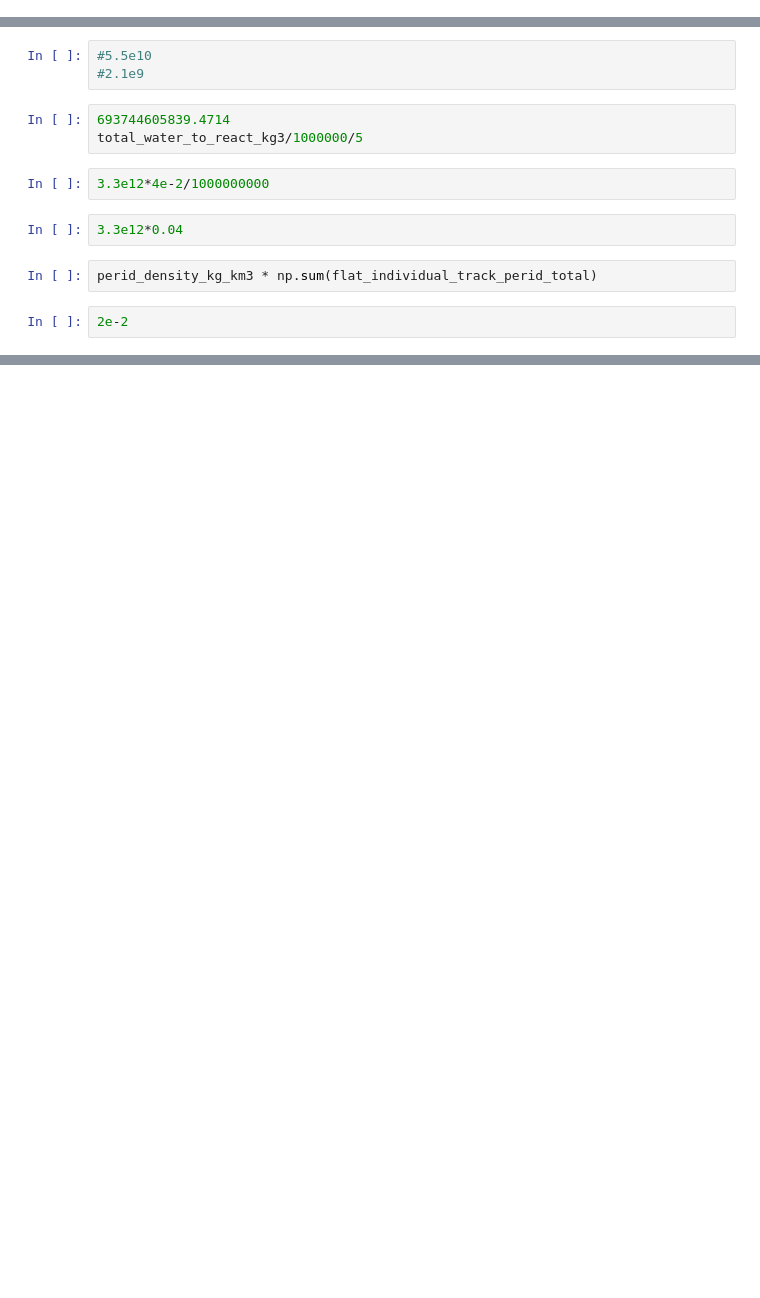
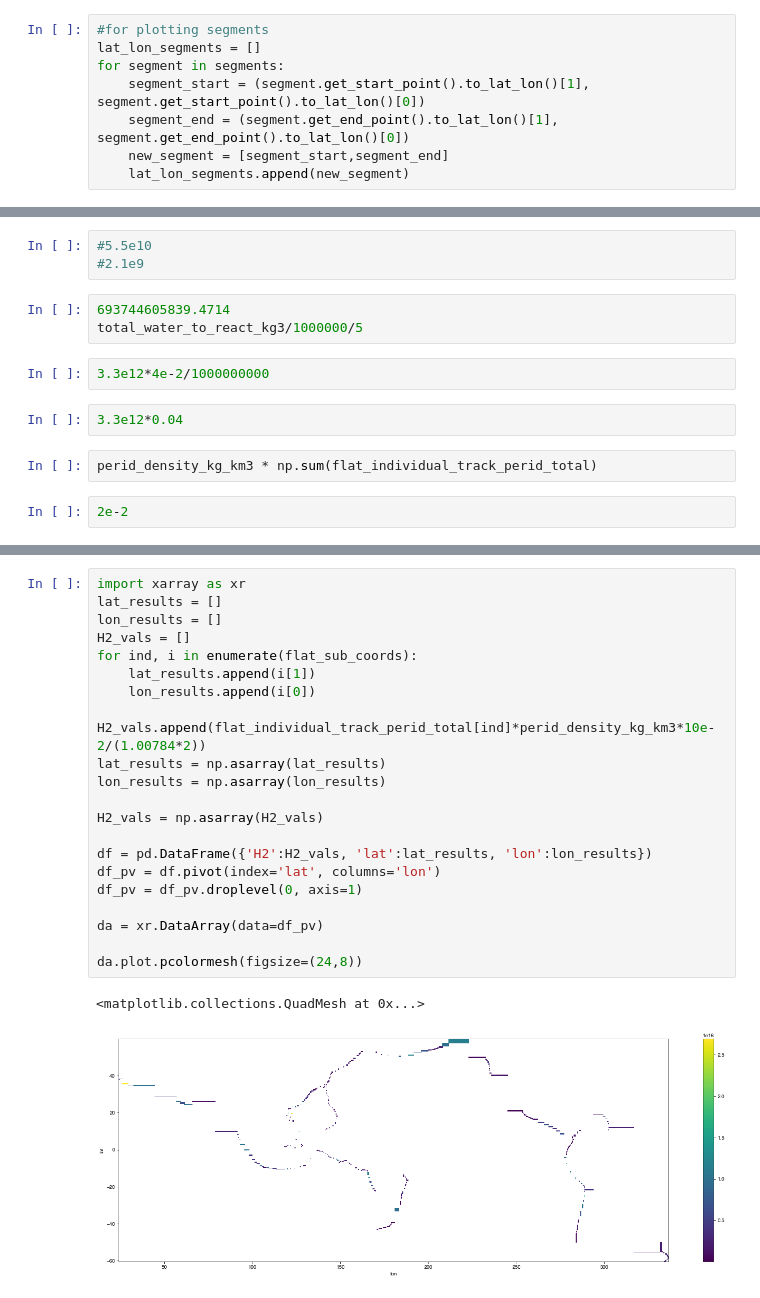
Before and after one commit to amer7632/Merdith2023_pgpSlabs_G3, a Jupyter notebook: 5_map_of_sub_zones.ipynb, the cells around one changed output, grey strips where cells are left out. Cells and saved outputs as stored; diff of their text form; blank space fills up the shorter version.

```diff
--- a/5_map_of_sub_zones.ipynb
+++ b/5_map_of_sub_zones.ipynb
@@ -65,0 +69,8 @@ subduction_tracks_20210419.pickle
+# %%
+#for plotting segments
+lat_lon_segments = []
+for segment in segments:
+    segment_start = (segment.get_start_point().to_lat_lon()[1], segment.get_start_point().to_lat_lon()[0])
+    segment_end = (segment.get_end_point().to_lat_lon()[1], segment.get_end_point().to_lat_lon()[0])
+    new_segment = [segment_start,segment_end]
+    lat_lon_segments.append(new_segment)
@@ -574,0 +674,24 @@ perid_density_kg_km3 * np.sum(flat_individual_track_perid_total)
+# %%
+import xarray as xr
+lat_results = []
+lon_results = []
+H2_vals = []
+for ind, i in enumerate(flat_sub_coords):
+    lat_results.append(i[1])
+    lon_results.append(i[0])
+    H2_vals.append(flat_individual_track_perid_total[ind]*perid_density_kg_km3*10e-2/(1.00784*2))
+lat_results = np.asarray(lat_results)
+lon_results = np.asarray(lon_results)
+
+H2_vals = np.asarray(H2_vals)
+
+df = pd.DataFrame({'H2':H2_vals, 'lat':lat_results, 'lon':lon_results})
+df_pv = df.pivot(index='lat', columns='lon')
+df_pv = df_pv.droplevel(0, axis=1)
+
+da = xr.DataArray(data=df_pv)
+
+da.plot.pcolormesh(figsize=(24,8))
+# %% [output]
+<matplotlib.collections.QuadMesh at 0x...>
+[figure, added]
```
Also changed, not shown: parts of 26 cells of this notebook, 7 other files.
